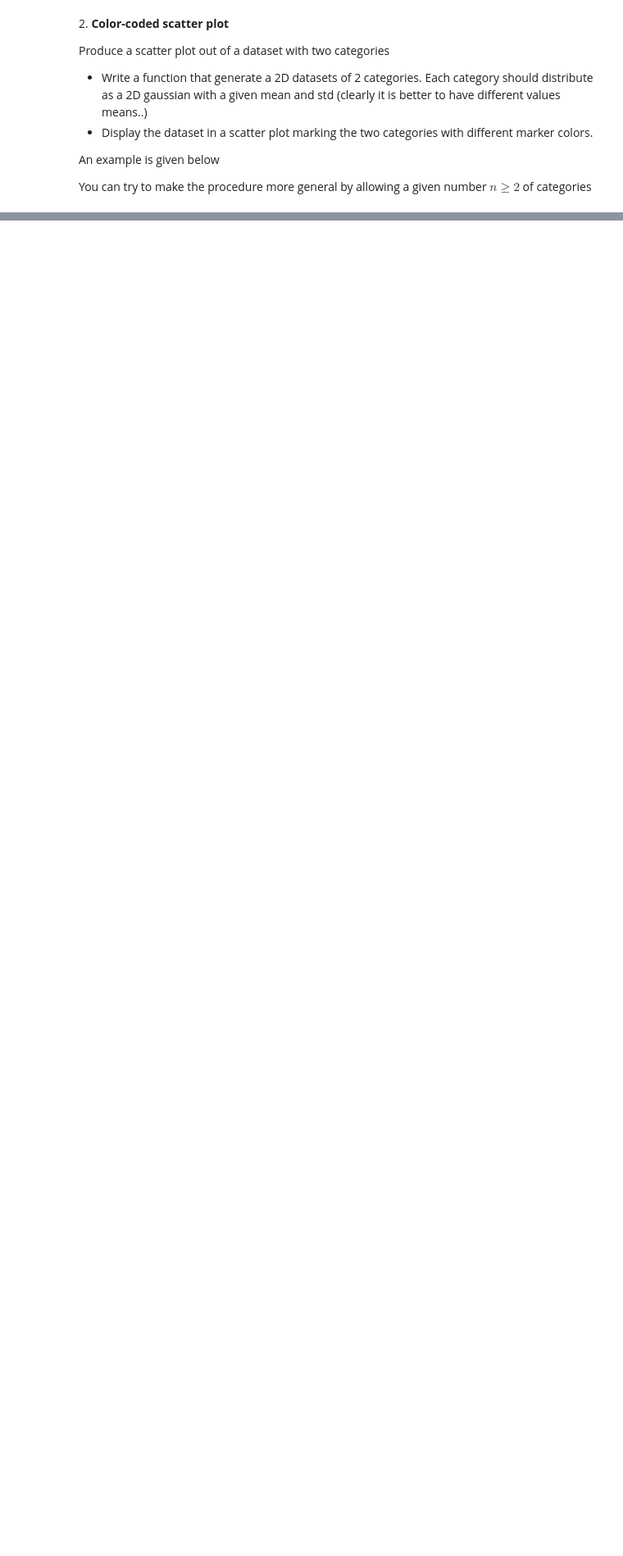
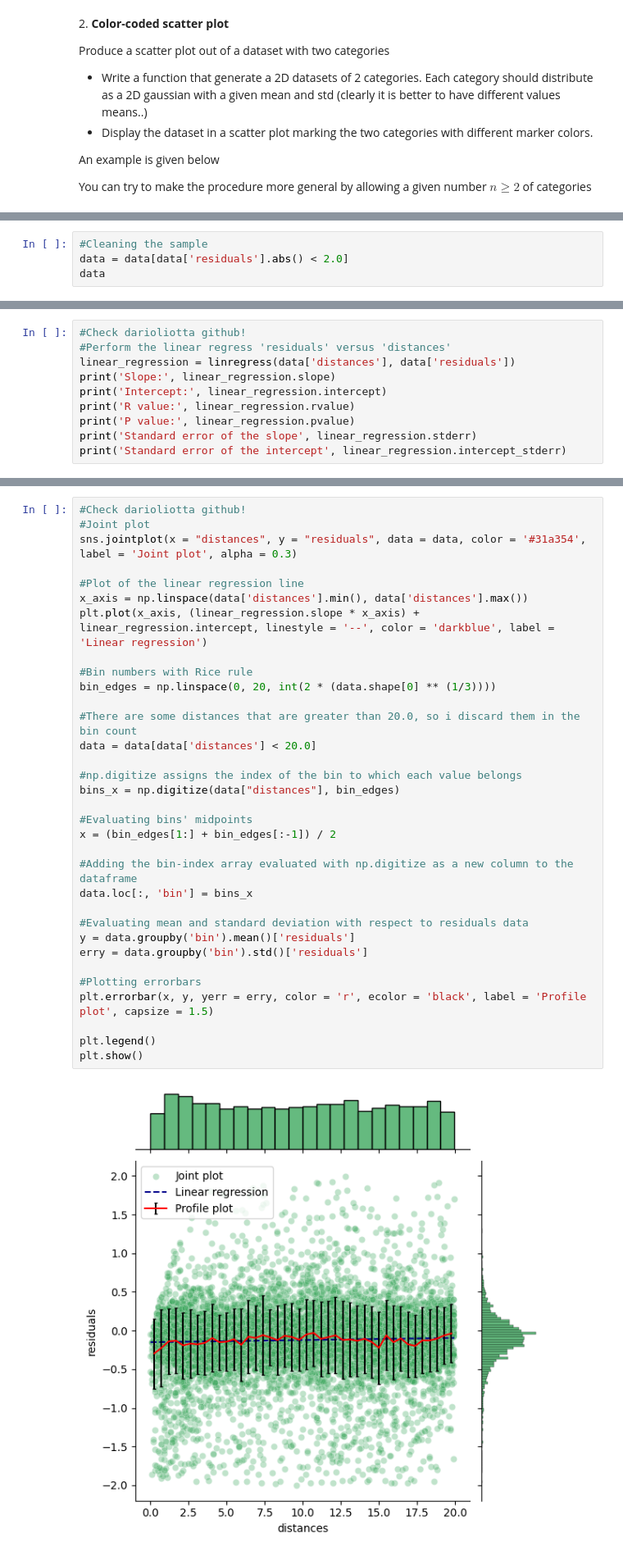
Before and after one commit to EmanueleCoradin/LaboratoryOfComputationalPhysics_Y6, a Jupyter notebook: 07ex_Visualization.ipynb, the cells around one changed output, grey strips where cells are left out. Shown at 82% size. Saved outputs shown, nothing was run; the diff lists cells and outputs as text; blank space fills up the shorter version.

```diff
--- a/07ex_Visualization.ipynb
+++ b/07ex_Visualization.ipynb
@@ -142,0 +193,4 @@ Note that you should use the `np.load()` function to load the file as a numpy ar
+# %%
+#Cleaning the sample
+data = data[data['residuals'].abs() < 2.0]
+data
@@ -142,0 +211,10 @@ Note that you should use the `np.load()` function to load the file as a numpy ar
+# %%
+#Check darioliotta github!
+#Perform the linear regress 'residuals' versus 'distances'
+linear_regression = linregress(data['distances'], data['residuals'])
+print('Slope:', linear_regression.slope)
+print('Intercept:', linear_regression.intercept)
+print('R value:', linear_regression.rvalue)
+print('P value:', linear_regression.pvalue)
+print('Standard error of the slope', linear_regression.stderr)
+print('Standard error of the intercept', linear_regression.intercept_stderr)
@@ -142,0 +228,35 @@ Note that you should use the `np.load()` function to load the file as a numpy ar
+# %%
+#Check darioliotta github!
+#Joint plot
+sns.jointplot(x = "distances", y = "residuals", data = data, color = '#31a354', label = 'Joint plot', alpha = 0.3)
+
+#Plot of the linear regression line
+x_axis = np.linspace(data['distances'].min(), data['distances'].max())
+plt.plot(x_axis, (linear_regression.slope * x_axis) + linear_regression.intercept, linestyle = '--', color = 'darkblue', label = 'Linear regression')
+
+#Bin numbers with Rice rule
+bin_edges = np.linspace(0, 20, int(2 * (data.shape[0] ** (1/3))))
+
+#There are some distances that are greater than 20.0, so i discard them in the bin count
+data = data[data['distances'] < 20.0]
+
+#np.digitize assigns the index of the bin to which each value belongs
+bins_x = np.digitize(data["distances"], bin_edges)
+
+#Evaluating bins' midpoints
+x = (bin_edges[1:] + bin_edges[:-1]) / 2
+
+#Adding the bin-index array evaluated with np.digitize as a new column to the dataframe
+data.loc[:, 'bin'] = bins_x
+
+#Evaluating mean and standard deviation with respect to residuals data
+y = data.groupby('bin').mean()['residuals']
+erry = data.groupby('bin').std()['residuals']
+
+#Plotting errorbars
+plt.errorbar(x, y, yerr = erry, color = 'r', ecolor = 'black', label = 'Profile plot', capsize = 1.5)
+
+plt.legend()
+plt.show()
+# %% [output]
+[figure, added]
```
Also changed, not shown: parts of 8 cells of this notebook, 22 other files.
